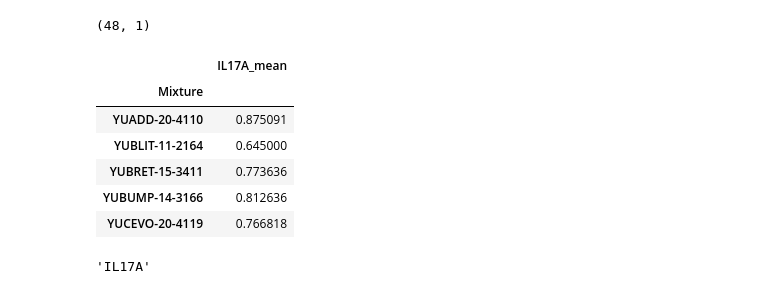
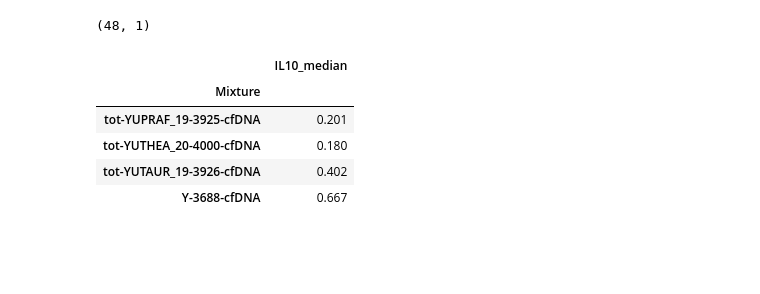
Before and after one commit to Irfanwustl/Research_code, a Jupyter notebook: irAE/ForBcelltox_promoter.ipynb, the cells around one changed output. Drawn from its saved outputs; the diff is of its cells as text; code cells hidden in the pictures; blank space fills up the shorter version.

```diff
--- a/irAE/ForBcelltox_promoter.ipynb
+++ b/irAE/ForBcelltox_promoter.ipynb
@@ -31,20 +31,14 @@ gtdf.shape
 # %% [output]
 (48, 1)
 # %%
-promoter_avg_file='/Users/irffanalahi/Research/Research_update/GENE/Someresults/Bcell_toxicity/downstream/melanoma_bg_EMbatch2_all_matrix_intesectedwith_Bcell_toxicity_promoter_singleValue.txt_Bcell_toxicity_promoter_singleValue.txt_forregression/IL17A.txt_mean.txt'
+promoter_avg_file='/Users/irffanalahi/Research/Research_update/GENE/Someresults/Bcell_toxicity/downstream/fresh_boxplots/melanoma_bg_BS_all_matrix_intesectedwith_Bcell_toxicity_promoter_singleValue.txt_Bcell_toxicity_promoter_singleValue.txt_prepared_NAhandled_forregression/IL10.txt_median.txt'
 promoter_avg_df=pd.read_csv(promoter_avg_file,sep='\t',index_col=0)
 
 promoter_avg_df.head()
 # %% [output]
-|  | IL17A_mean |
+|  | IL10_median |
 | Mixture |  |
-| YUADD-20-4110 | 0.875091 |
-| YUBLIT-11-2164 | 0.645000 |
-| YUBRET-15-3411 | 0.773636 |
-| YUBUMP-14-3166 | 0.812636 |
-| YUCEVO-20-4119 | 0.766818 |
+| tot-YUPRAF_19-3925-cfDNA | 0.201 |
+| tot-YUTHEA_20-4000-cfDNA | 0.180 |
+| tot-YUTAUR_19-3926-cfDNA | 0.402 |
+| Y-3688-cfDNA | 0.667 |
-# %%
-genename=promoter_avg_df.columns[0].replace('_mean','')
-genename
-# %% [output]
-'IL17A'
```
Also changed, not shown: parts of 9 cells of this notebook, 15 other files.
